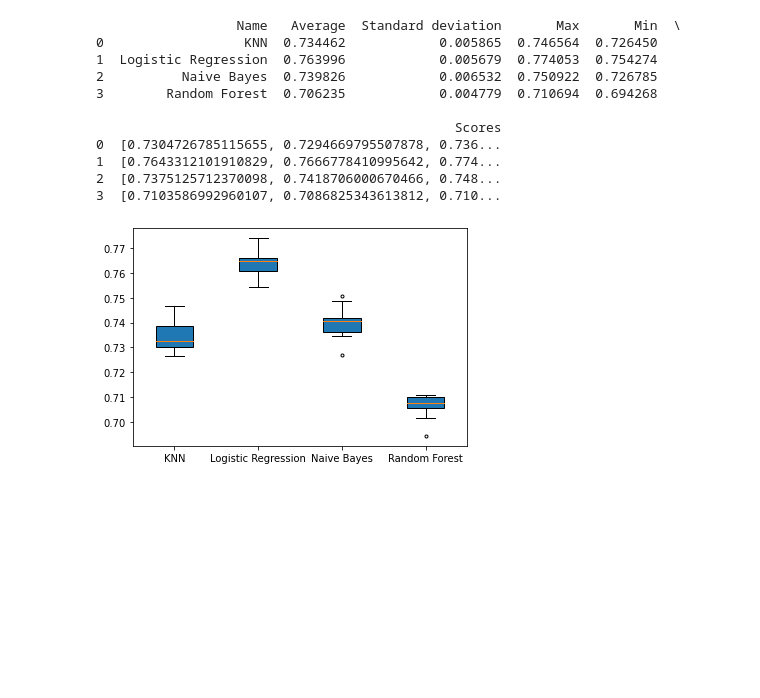
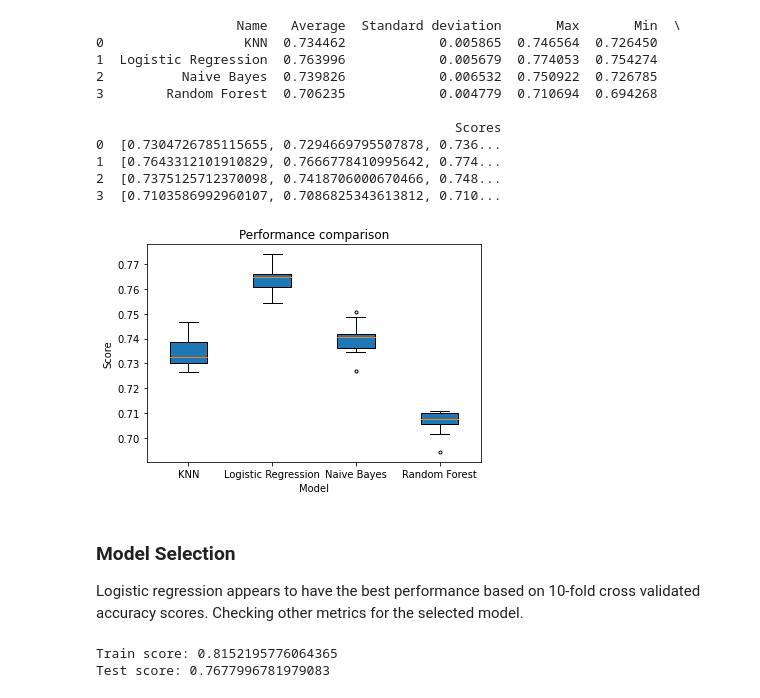
Before and after one commit to nutellaweera/Cuisine_Classification_ML, a Jupyter notebook: trainingAndTesting.ipynb, the cells around one changed output. Drawn from its saved outputs; the diff is of its cells as text; code cells hidden in the pictures; blank space fills up the shorter version.

```diff
--- a/trainingAndTesting.ipynb
+++ b/trainingAndTesting.ipynb
@@ -111,12 +95,17 @@ print(results_df)
 # %%
 %matplotlib inline
 fig, ax = plt.subplots()
 plt.boxplot(results_df['Scores'], labels=results_df['Name'], patch_artist=True, sym='.')
 ax.set_axisbelow(True)
-ax.set_title('Model performance')
+ax.set_title('Performance comparison')
 ax.set_xlabel('Model')
 ax.set_ylabel('Score')
 plt.savefig('graphs_and_vis/algo_performance.jpeg')
 plt.show()
 # %% [output]
-[figure, old version]
+[figure, new version]
+# %% [markdown]
+### Model Selection
+
+Logistic regression appears to have the best performance based on 10-fold cross validated accuracy scores.
+Checking other metrics for the selected model.
@@ -122,0 +115,6 @@ plt.show()
+# %%
+print(f'Train score: {lr_clf.score(x_train, y_train)}')
+print(f'Test score: {lr_clf.score(x_test, y_test)}')
+# %% [output]
+Train score: 0.8152195776064365
+Test score: 0.7677996781979083
```
Also changed, not shown: parts of 6 cells of this notebook, 1 other file.
